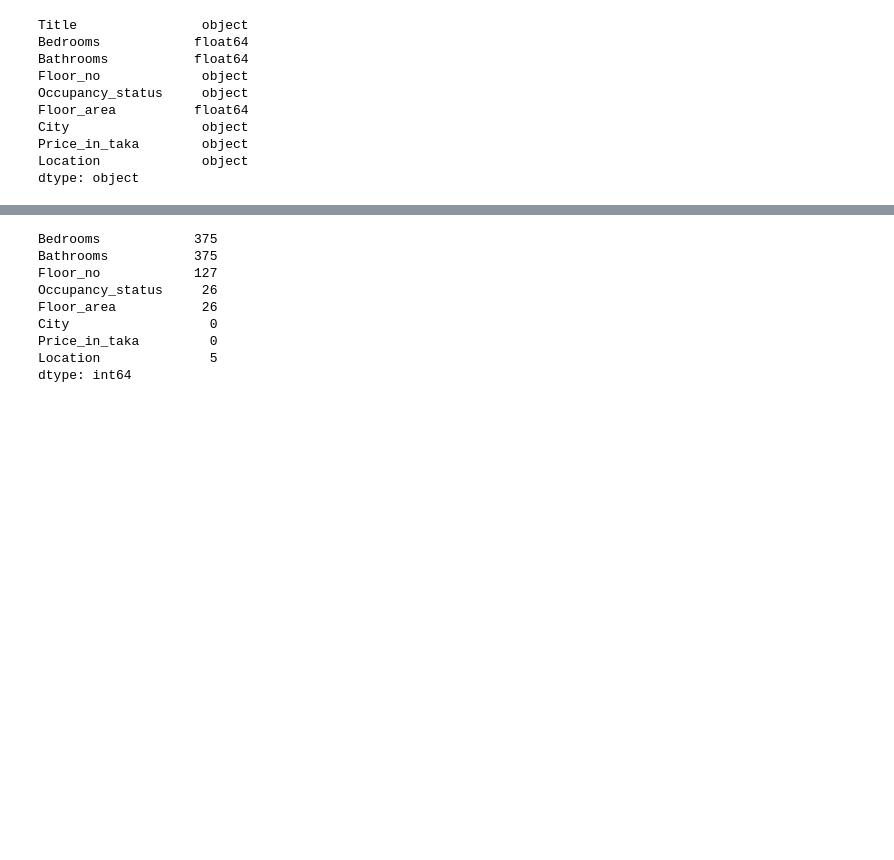
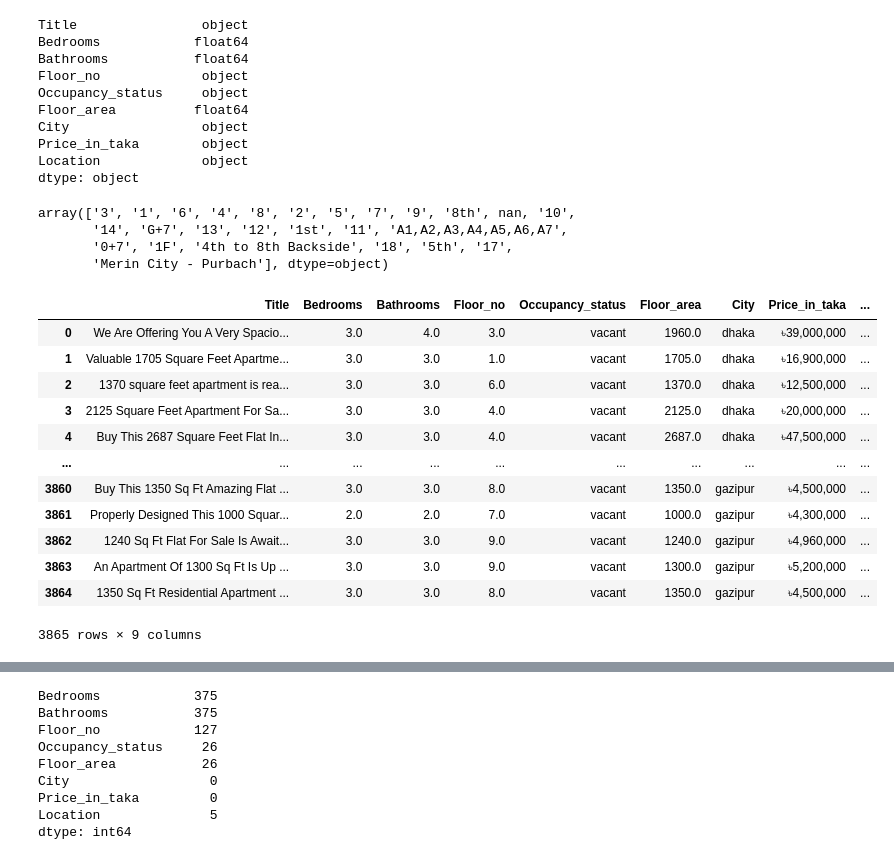
Before and after one commit to S4DIB/house-price-prediction-chattagram, a Jupyter notebook: prediction.ipynb, the cells around one changed output, grey strips where cells are left out. Cells and saved outputs as stored; diff of their text form; code cells hidden in the pictures; blank space fills up the shorter version.

```diff
--- a/prediction.ipynb
+++ b/prediction.ipynb
@@ -64,3 +61,31 @@ City                 object
 Price_in_taka        object
 Location             object
 dtype: object
+# %%
+df["Floor_no"].unique()
+# %% [output]
+array(['3', '1', '6', '4', '8', '2', '5', '7', '9', '8th', nan, '10',
+       '14', 'G+7', '13', '12', '1st', '11', 'A1,A2,A3,A4,A5,A6,A7',
+       '0+7', '1F', '4th to 8th Backside', '18', '5th', '17',
+       'Merin City - Purbach'], dtype=object)
+# %%
+df["Floor_no"] = df["Floor_no"].replace({'8th': '8', '5th': '5', '1st':'1', '1F':'1','G+7': '8',
+                                         '0+7': '8', 'Merin City - Purbach':np.nan, '4th to 8th Backside': '6',
+                                         'A1,A2,A3,A4,A5,A6,A7': np.nan})
+# %%
+df["Floor_no"] = df["Floor_no"].astype("float64")
+df
+# %% [output]
+|  | Title | Bedrooms | Bathrooms | Floor_no | Occupancy_status | Floor_area | City | Price_in_taka | ... |
+| 0 | We Are Offering You A Very Spacio... | 3.0 | 4.0 | 3.0 | vacant | 1960.0 | dhaka | ৳39,000,000 | ... |
+| 1 | Valuable 1705 Square Feet Apartme... | 3.0 | 3.0 | 1.0 | vacant | 1705.0 | dhaka | ৳16,900,000 | ... |
+| 2 | 1370 square feet apartment is rea... | 3.0 | 3.0 | 6.0 | vacant | 1370.0 | dhaka | ৳12,500,000 | ... |
+| 3 | 2125 Square Feet Apartment For Sa... | 3.0 | 3.0 | 4.0 | vacant | 2125.0 | dhaka | ৳20,000,000 | ... |
+| 4 | Buy This 2687 Square Feet Flat In... | 3.0 | 3.0 | 4.0 | vacant | 2687.0 | dhaka | ৳47,500,000 | ... |
+| ... | ... | ... | ... | ... | ... | ... | ... | ... | ... |
+| 3860 | Buy This 1350 Sq Ft Amazing Flat ... | 3.0 | 3.0 | 8.0 | vacant | 1350.0 | gazipur | ৳4,500,000 | ... |
+| 3861 | Properly Designed This 1000 Squar... | 2.0 | 2.0 | 7.0 | vacant | 1000.0 | gazipur | ৳4,300,000 | ... |
+| 3862 | 1240 Sq Ft Flat For Sale Is Await... | 3.0 | 3.0 | 9.0 | vacant | 1240.0 | gazipur | ৳4,960,000 | ... |
+| 3863 | An Apartment Of 1300 Sq Ft Is Up ... | 3.0 | 3.0 | 9.0 | vacant | 1300.0 | gazipur | ৳5,200,000 | ... |
+| 3864 | 1350 Sq Ft Residential Apartment ... | 3.0 | 3.0 | 8.0 | vacant | 1350.0 | gazipur | ৳4,500,000 | ... |
+3865 rows × 9 columns
```
Also changed, not shown: parts of 40 cells of this notebook.
